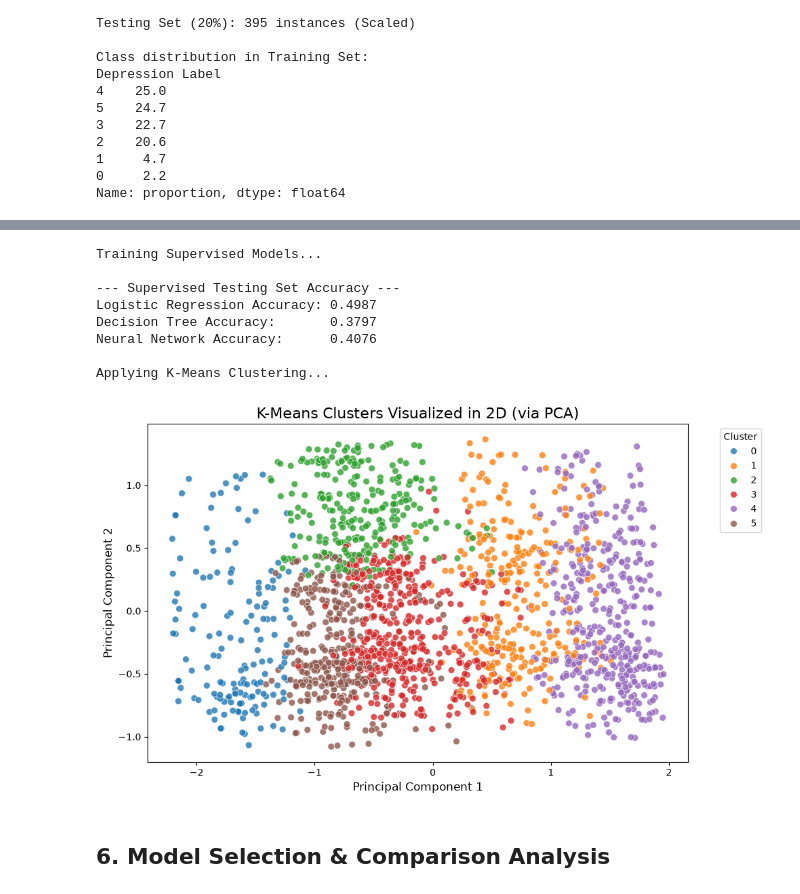
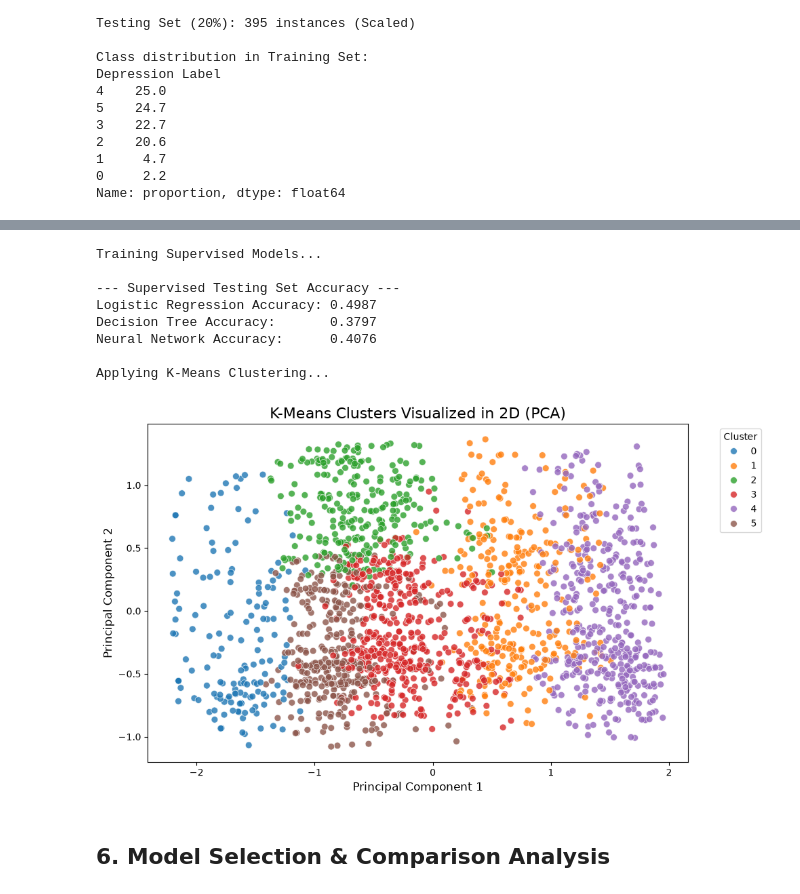
Before and after one commit to uzicodes/CS422-ML-PROJECT, a Jupyter notebook: depression_analysis.ipynb, the cells around one changed output, grey strips where cells are left out. Cells and saved outputs as stored; diff of their text form; code cells hidden in the pictures.

```diff
--- a/depression_analysis.ipynb
+++ b/depression_analysis.ipynb
@@ -418,71 +370,73 @@ import pandas as pd
 import matplotlib.pyplot as plt
 import seaborn as sns
 
-# =========================================================
+
 # PART A: SUPERVISED LEARNING
-# =========================================================
 
-# 1. Initialize the Models
+
+# Initialize Models
 log_reg_model = LogisticRegression(max_iter=1000, random_state=42)
 dt_model = DecisionTreeClassifier(random_state=42)
 nn_model = MLPClassifier(hidden_layer_sizes=(64, 32), max_iter=1000, random_state=42)
 
-# 2. Train the Models on the Training Set
+# Train the Models on the Training Set
 print("Training Supervised Models...")
 log_reg_model.fit(X_train, y_train)
 dt_model.fit(X_train, y_train)
 nn_model.fit(X_train, y_train)
 
-# 3. Test the Models
+# Test Models
 log_reg_preds = log_reg_model.predict(X_test)
 dt_preds = dt_model.predict(X_test)
 nn_preds = nn_model.predict(X_test)
 
-# 4. Display Initial Testing Accuracy
+# Display Testing Accuracy
 print("\n--- Supervised Testing Set Accuracy ---")
 print(f"Logistic Regression Accuracy: {accuracy_score(y_test, log_reg_preds):.4f}")
 print(f"Decision Tree Accuracy:       {accuracy_score(y_test, dt_preds):.4f}")
 print(f"Neural Network Accuracy:      {accuracy_score(y_test, nn_preds):.4f}")
 
 
-# =========================================================
+
+
+
 # PART B: UNSUPERVISED LEARNING (K-MEANS)
-# =========================================================
+
 
 print("\nApplying K-Means Clustering...")
 
-# 1. Apply K-Means (K=6)
+# Apply K-Means (K=6)
 kmeans = KMeans(n_clusters=6, random_state=42)
 cluster_labels = kmeans.fit_predict(X_scaled)
 
-# 2. Dimensionality Reduction for Visualization (PCA)
+# Dimension Reduced for Visualization (PCA)
 pca = PCA(n_components=2)
 X_pca = pca.fit_transform(X_scaled)
 
 pca_df = pd.DataFrame(data=X_pca, columns=['Principal Component 1', 'Principal Component 2'])
 pca_df['K-Means Cluster'] = cluster_labels
 
-# 3. Showcase the Clusters
+# Show Clusters
 plt.figure(figsize=(10, 6))
 sns.scatterplot(data=pca_df, x='Principal Component 1', y='Principal Component 2',
                 hue='K-Means Cluster', palette='tab10', s=50, alpha=0.8)
 
-plt.title('K-Means Clusters Visualized in 2D (via PCA)', fontsize=16)
+plt.title('K-Means Clusters Visualized in 2D (PCA)', fontsize=16)
 plt.xlabel('Principal Component 1', fontsize=12)
 plt.ylabel('Principal Component 2', fontsize=12)
 plt.legend(title='Cluster', bbox_to_anchor=(1.05, 1), loc='upper left')
 plt.tight_layout()
 plt.show()
 # %% [output]
 Training Supervised Models...
 
 --- Supervised Testing Set Accuracy ---
 Logistic Regression Accuracy: 0.4987
 Decision Tree Accuracy:       0.3797
 Neural Network Accuracy:      0.4076
 
 Applying K-Means Clustering...
-[figure, old version]
+[figure, new version]
 # %% [markdown]
 ## 6. Model Selection & Comparison Analysis
 # %%
```
Also changed, not shown: parts of 20 cells of this notebook, 1 other file.
